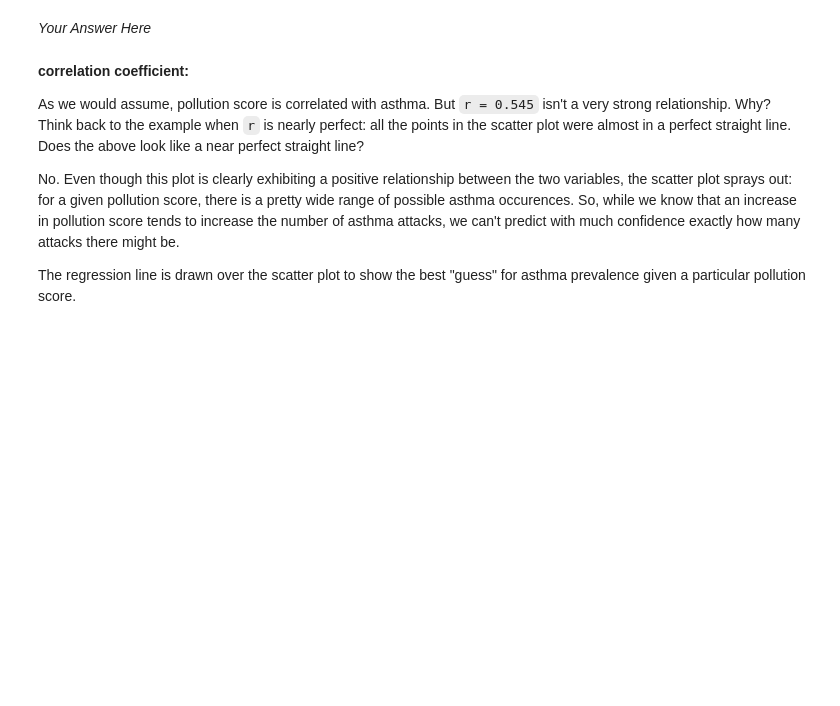
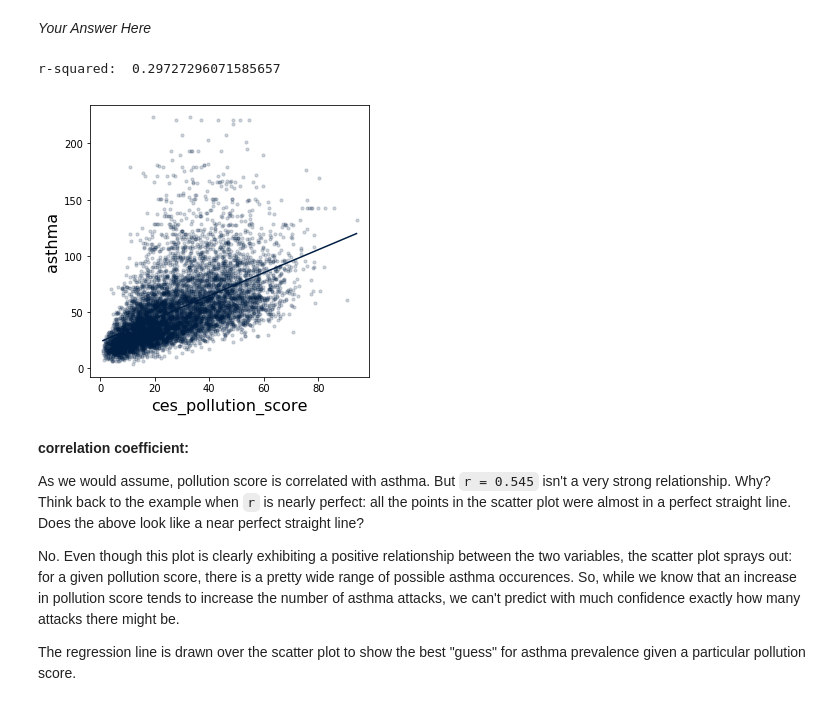
Before and after one commit to ds-modules/ESPM-163ac, a Jupyter notebook: Lab2/Lab2.ipynb, the cells around one changed output. Drawn from its saved outputs; the diff is of its cells as text; code cells hidden in the pictures; blank space fills up the shorter version.

```diff
--- a/Lab2/Lab2.ipynb
+++ b/Lab2/Lab2.ipynb
@@ -230,8 +284,11 @@ Using the `correlation` function we defined above, we calculate the correlation
 # %% [markdown]
 *Your Answer Here*
 # %%
-print('r-squared: ', correlation(clean_data, 'ces_pollution_score', 'asthma')**2)
-clean_data.scatter("ces_pollution_score", "asthma", fit_line=True, alpha = .18, s = 10)
+print('r-squared: ', correlation(clean_ces_data, 'ces_pollution_score', 'asthma')**2)
+clean_ces_data.scatter("ces_pollution_score", "asthma", fit_line=True, alpha = .18, s = 10)
+# %% [output]
+r-squared:  0.29727296071585657
+[figure, added]
 # %% [markdown]
 **correlation coefficient:**
 
```
Also changed, not shown: parts of 49 cells of this notebook.
